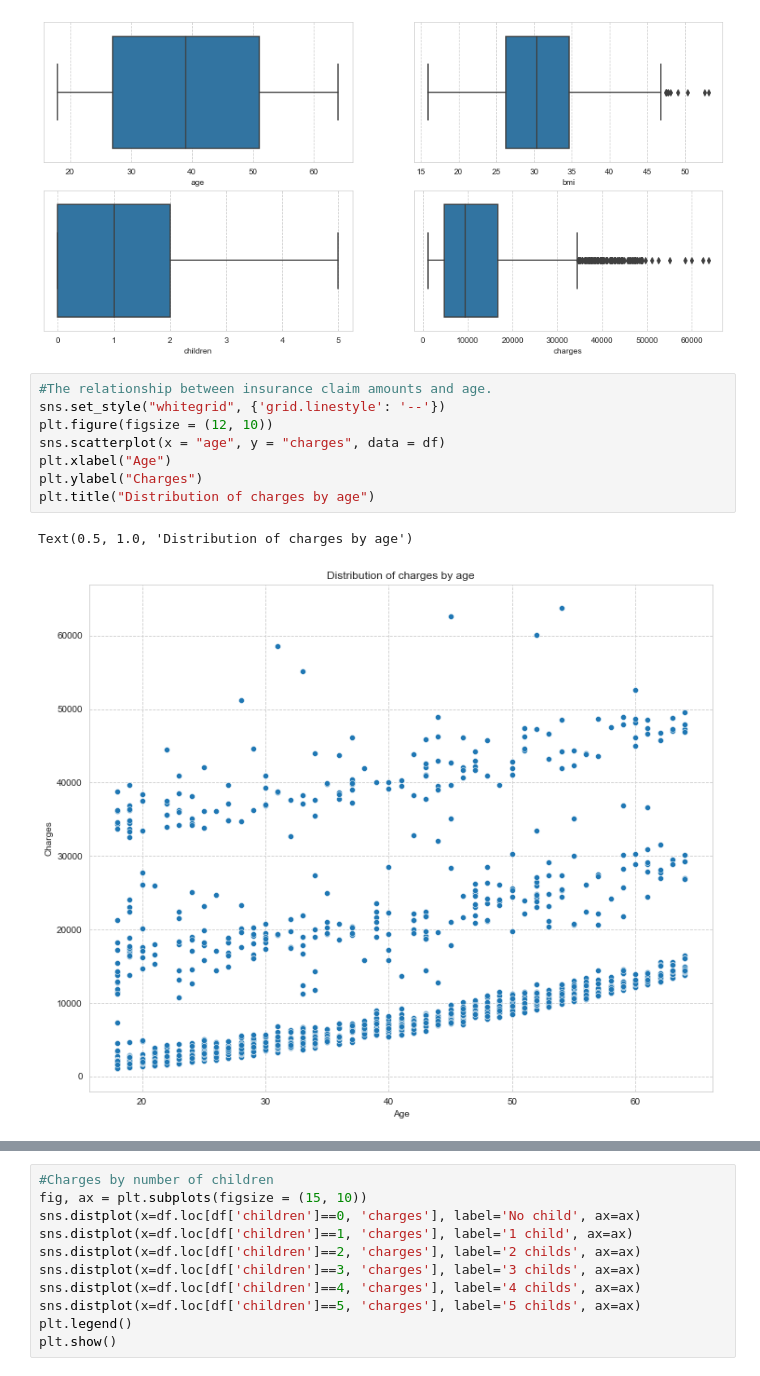
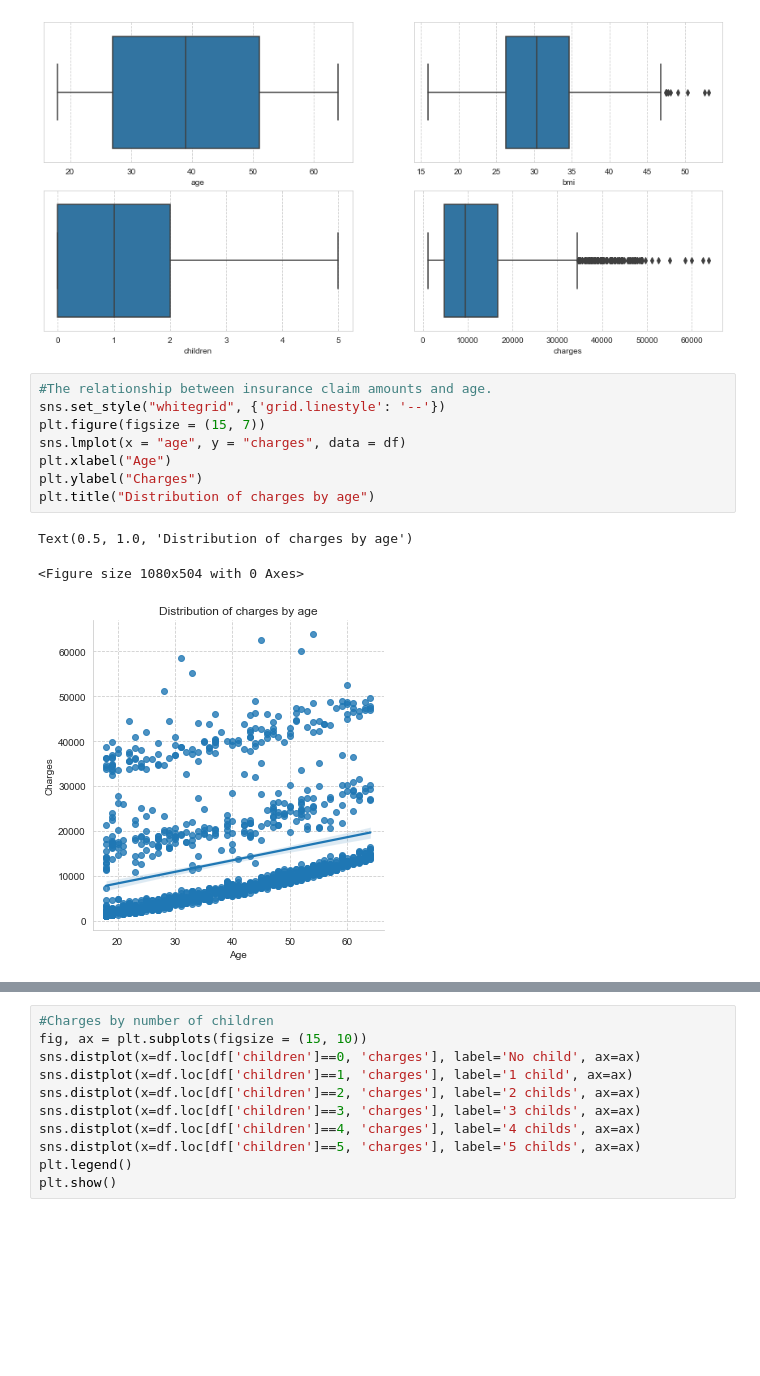
Before and after one commit to Sun-Chirawat/Senior-Project-CS, a Jupyter notebook: Clustering Modelling.ipynb, the cells around one changed output, grey strips where cells are left out. Drawn from its saved outputs; the diff is of its cells as text; blank space fills up the shorter version.

Commit message:
Edit plot in EDA

```diff
--- a/Clustering Modelling.ipynb
+++ b/Clustering Modelling.ipynb
@@ -67,14 +67,15 @@ for i, subplot in zip(num_data.columns, ax.flatten()):
 # %%
 #The relationship between insurance claim amounts and age.
 sns.set_style("whitegrid", {'grid.linestyle': '--'})
-plt.figure(figsize = (12, 10))
-sns.scatterplot(x = "age", y = "charges", data = df)
+plt.figure(figsize = (15, 7))
+sns.lmplot(x = "age", y = "charges", data = df)
 plt.xlabel("Age")
 plt.ylabel("Charges")
 plt.title("Distribution of charges by age")
 # %% [output]
 Text(0.5, 1.0, 'Distribution of charges by age')
+<Figure size 1080x504 with 0 Axes>
-[figure, old version]
+[figure, new version]
 # %%
 #The relationship between BMI and insurance claims.
 sns.set_style("whitegrid", {'grid.linestyle': '--'})
```
Also changed, not shown: parts of 1 cell of this notebook.
